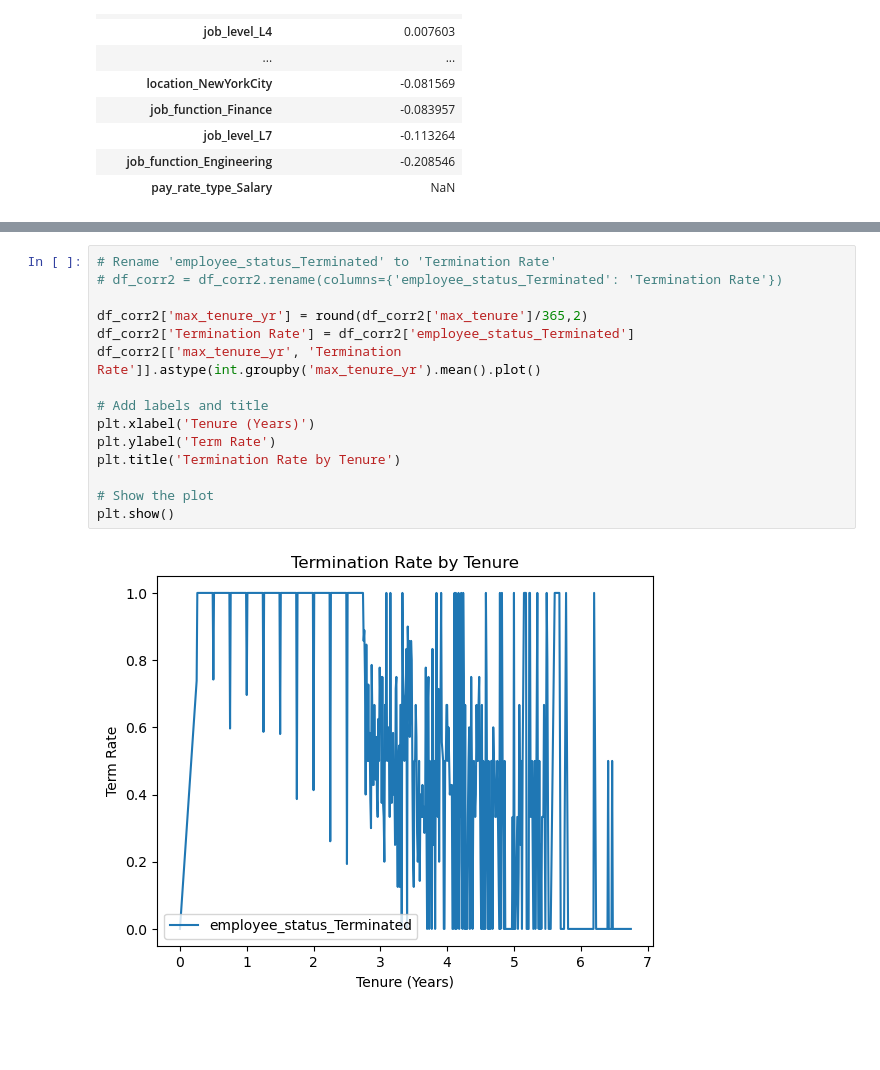
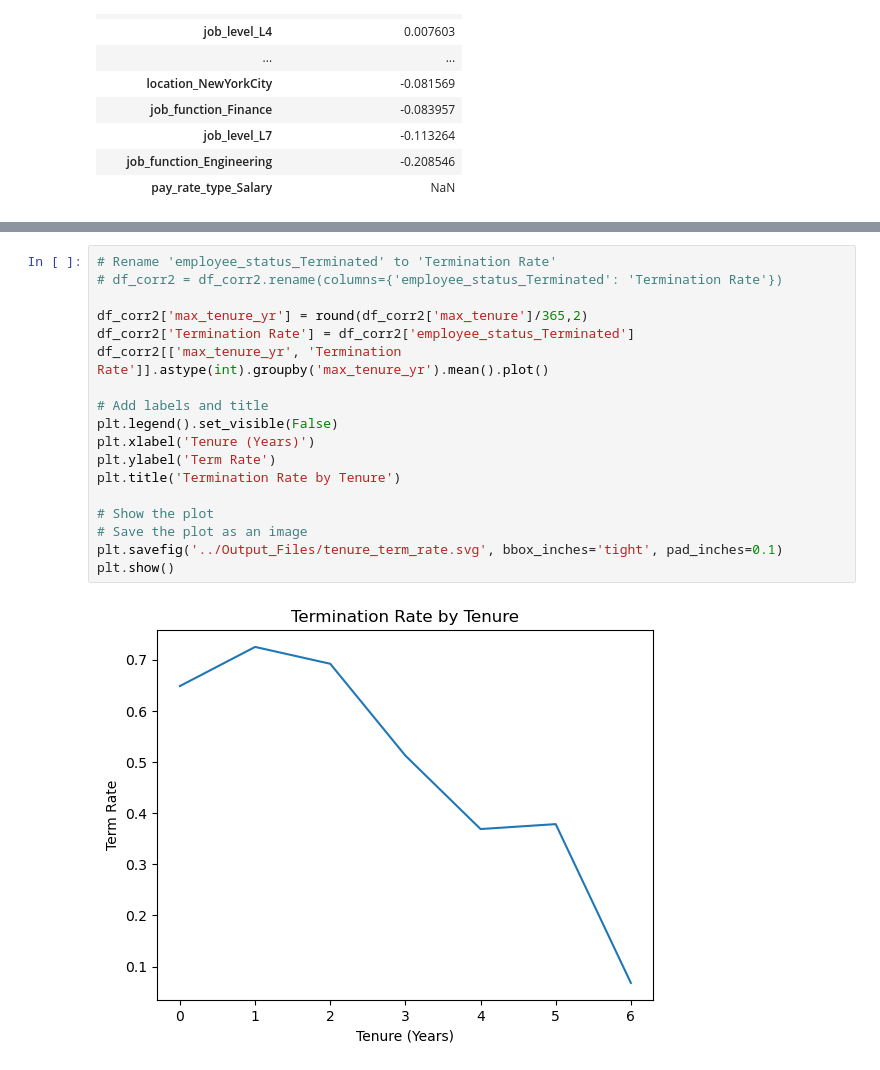
Before and after one commit to couch2coders/DoorDash, a Jupyter notebook: Code Files/Data Prep.ipynb, the cells around one changed output, grey strips where cells are left out. Cells and saved outputs as stored; diff of their text form; blank space fills up the shorter version.

```diff
--- a/Code Files/Data Prep.ipynb
+++ b/Code Files/Data Prep.ipynb
@@ -351,17 +356,20 @@ df_corr2
 # %%
 # Rename 'employee_status_Terminated' to 'Termination Rate'
 # df_corr2 = df_corr2.rename(columns={'employee_status_Terminated': 'Termination Rate'})
 
 df_corr2['max_tenure_yr'] = round(df_corr2['max_tenure']/365,2)
 df_corr2['Termination Rate'] = df_corr2['employee_status_Terminated']
-df_corr2[['max_tenure_yr', 'Termination Rate']].astype(int.groupby('max_tenure_yr').mean().plot()
+df_corr2[['max_tenure_yr', 'Termination Rate']].astype(int).groupby('max_tenure_yr').mean().plot()
 
 # Add labels and title
+plt.legend().set_visible(False)
 plt.xlabel('Tenure (Years)')
 plt.ylabel('Term Rate')
 plt.title('Termination Rate by Tenure')
 
 # Show the plot
+# Save the plot as an image
+plt.savefig('../Output_Files/tenure_term_rate.svg', bbox_inches='tight', pad_inches=0.1)
 plt.show()
 # %% [output]
-[figure, old version]
+[figure, new version]
```
Also changed, not shown: parts of 3 cells of this notebook, 1 other file.
